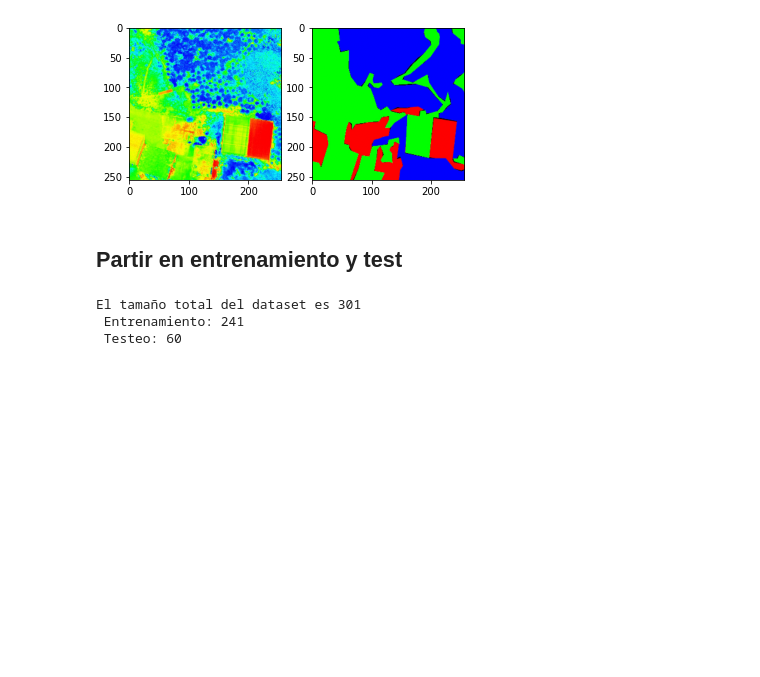
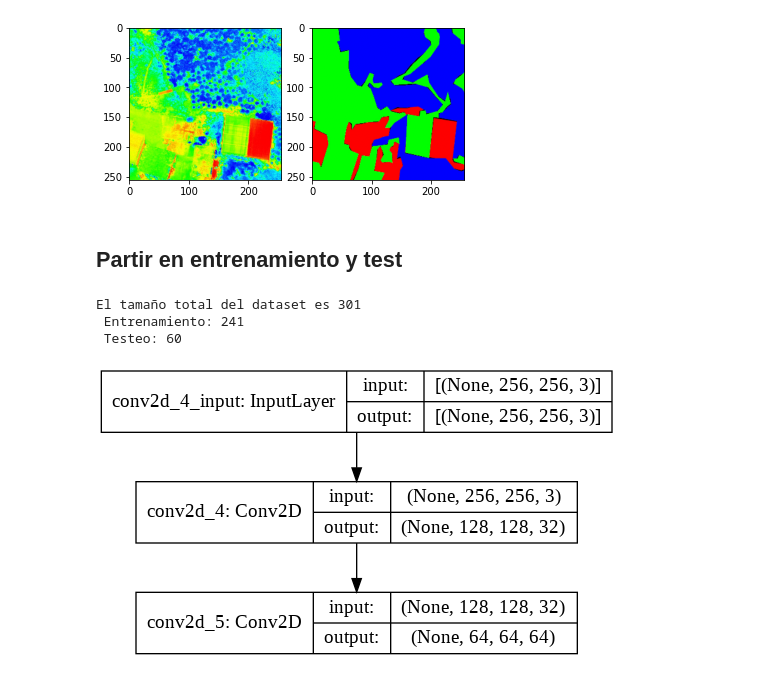
Before and after one commit to AndresInsuasty/tesis-cafes-especiales, a Jupyter notebook: AutoencoderNDVI.ipynb, the cells around one changed output. Saved outputs shown, nothing was run; the diff lists cells and outputs as text; code cells hidden in the pictures; blank space fills up the shorter version.

```diff
--- a/AutoencoderNDVI.ipynb
+++ b/AutoencoderNDVI.ipynb
@@ -110,3 +115,28 @@ print('El tamaño total del dataset es {} \n Entrenamiento: {} \n Testeo: {} '.f
 El tamaño total del dataset es 301
  Entrenamiento: 241
  Testeo: 60
+# %%
+model = models.Sequential()
+model.add(layers.Conv2D(32,
+                    kernel_size = 4,
+                    strides=2,
+                    padding="same",
+                    activation='relu', input_shape=(256, 256, 3)))
+model.add(layers.Conv2D(64, kernel_size = 4,
+                    strides=2,
+                    padding="same",
+                    activation='relu'))
+
+tf.keras.utils.plot_model(
+    model,
+    to_file="model.png",
+    show_shapes=True,
+    show_dtype=False,
+    show_layer_names=True,
+    rankdir="TB",
+    expand_nested=False,
+    dpi=96,
+    layer_range=None,
+)
+# %% [output]
+[figure, added]
```
Also changed, not shown: parts of 2 cells of this notebook.
